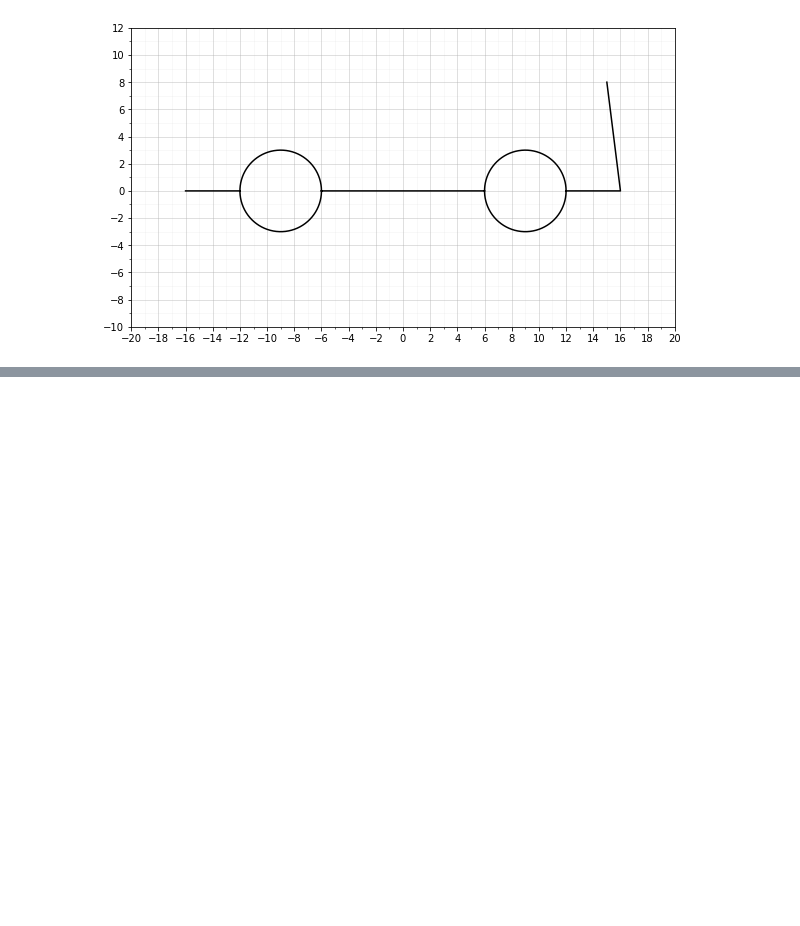
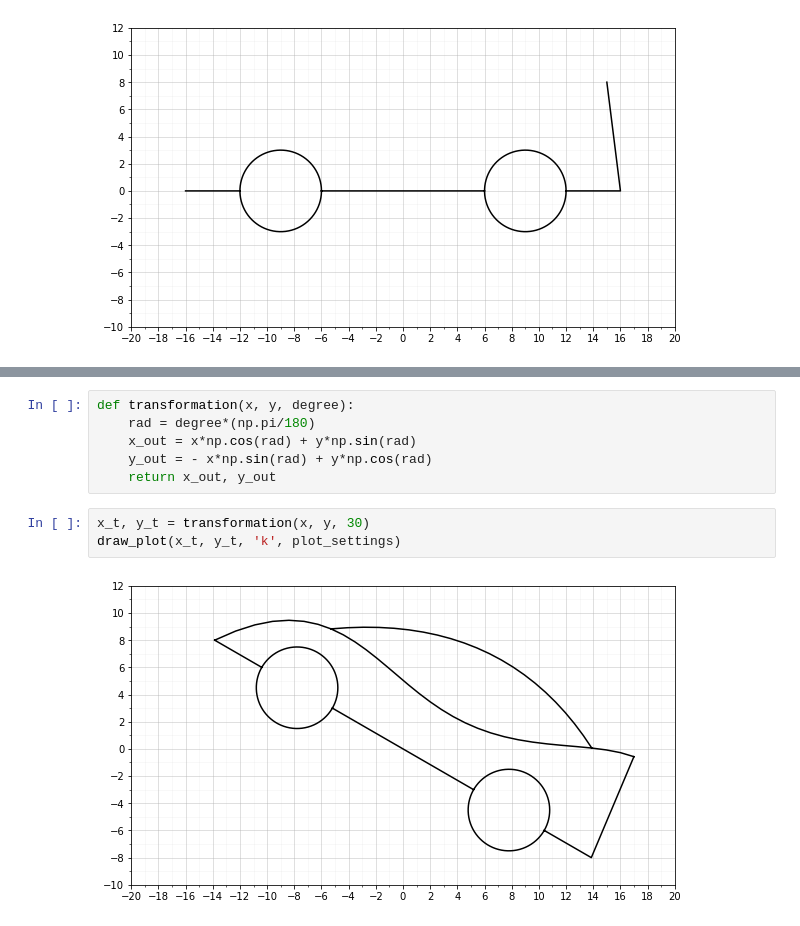
Before and after one commit to Wroyk-UniProjects/Mathe2Labor, a Jupyter notebook: newCar.ipynb, the cells around one changed output, grey strips where cells are left out. Cells and saved outputs as stored; diff of their text form; blank space fills up the shorter version.

```diff
--- a/newCar.ipynb
+++ b/newCar.ipynb
@@ -61,0 +107,11 @@ draw_plot(x, y, 'k', plot_settings)
+# %%
+def transformation(x, y, degree):
+    rad = degree*(np.pi/180)
+    x_out = x*np.cos(rad) + y*np.sin(rad)
+    y_out = - x*np.sin(rad) + y*np.cos(rad)
+    return x_out, y_out
+# %%
+x_t, y_t = transformation(x, y, 30)
+draw_plot(x_t, y_t, 'k', plot_settings)
+# %% [output]
+[figure, added]
```
Also changed, not shown: parts of 3 cells of this notebook.
